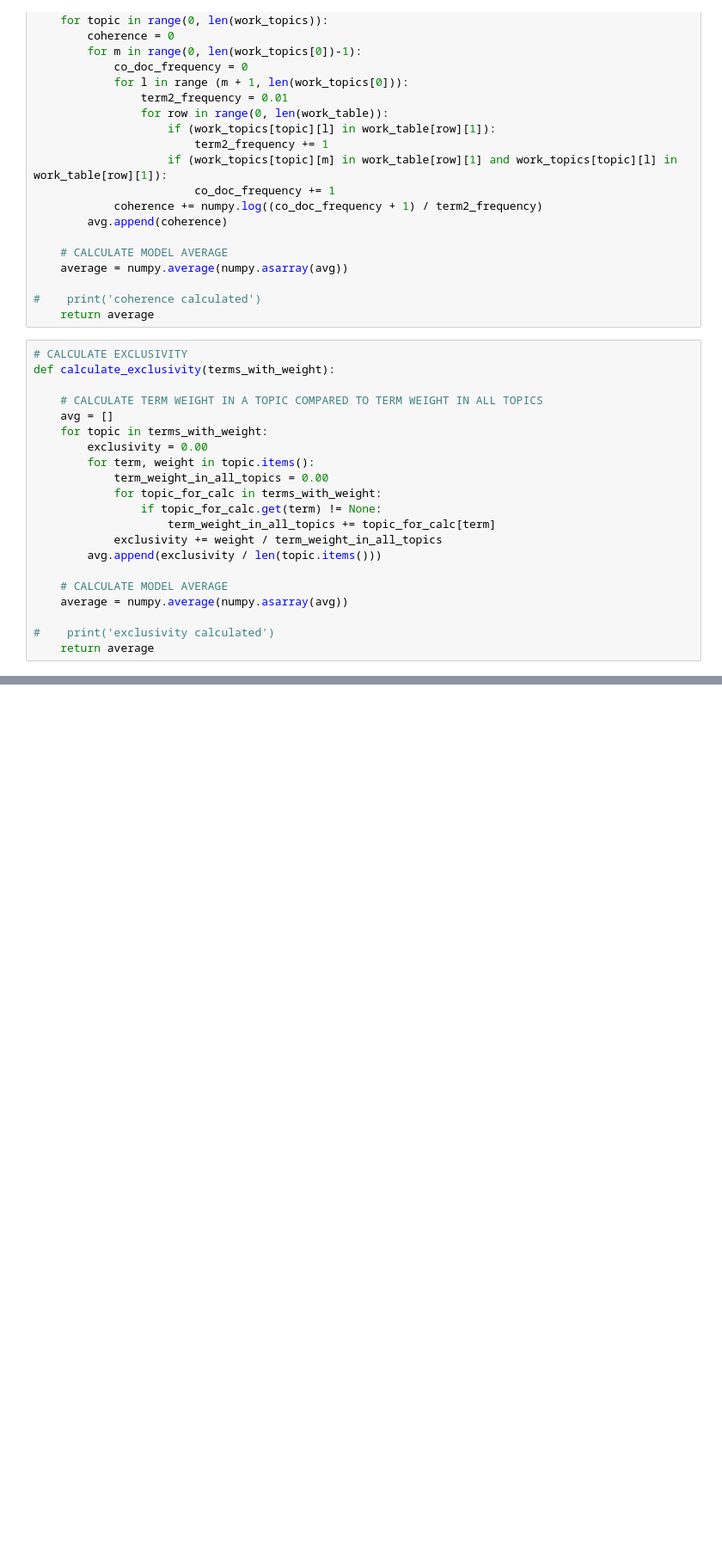
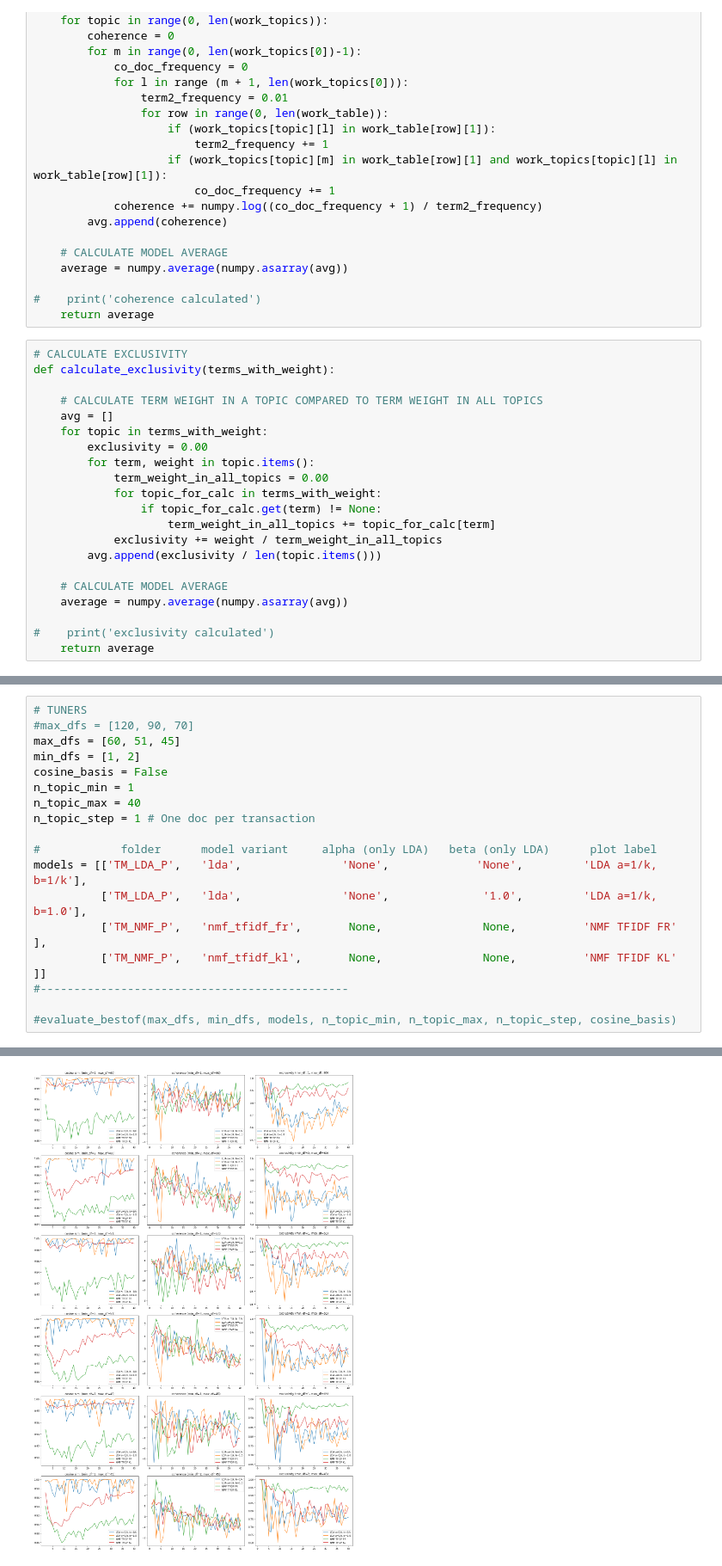
Before and after one commit to vapatinagy/topic_modeling_bsc2019, a Jupyter notebook: TopicEvaluation.ipynb, the cells around one changed output, grey strips where cells are left out. Shown at 86% size. Saved outputs shown, nothing was run; the diff lists cells and outputs as text; blank space fills up the shorter version.

Commit message:
minor updates for old files, GRID creator for TopicEvaluation

```diff
--- a/TopicEvaluation.ipynb
+++ b/TopicEvaluation.ipynb
@@ -294,0 +712,19 @@ ValueError: x and y must have same first dimension, but have shapes (39,) and (4
+# %%
+# TUNERS
+#max_dfs = [120, 90, 70]
+max_dfs = [60, 51, 45]
+min_dfs = [1, 2]
+cosine_basis = False
+n_topic_min = 1
+n_topic_max = 40
+n_topic_step = 1 # One doc per transaction
+
+#            folder      model variant     alpha (only LDA)   beta (only LDA)      plot label
+models = [['TM_LDA_P',   'lda',               'None',             'None',         'LDA a=1/k, b=1/k'],
+          ['TM_LDA_P',   'lda',               'None',              '1.0',         'LDA a=1/k, b=1.0'],
+          ['TM_NMF_P',   'nmf_tfidf_fr',       None,               None,          'NMF TFIDF FR'      ],
+          ['TM_NMF_P',   'nmf_tfidf_kl',       None,               None,          'NMF TFIDF KL'      ]]
+#----------------------------------------------
+
+#evaluate_bestof(max_dfs, min_dfs, models, n_topic_min, n_topic_max, n_topic_step, cosine_basis)
+# %% [output]
@@ -294,0 +748 @@ ValueError: x and y must have same first dimension, but have shapes (39,) and (4
+[figure, added]
```
Also changed, not shown: parts of 15 cells of this notebook, 3 other files.
